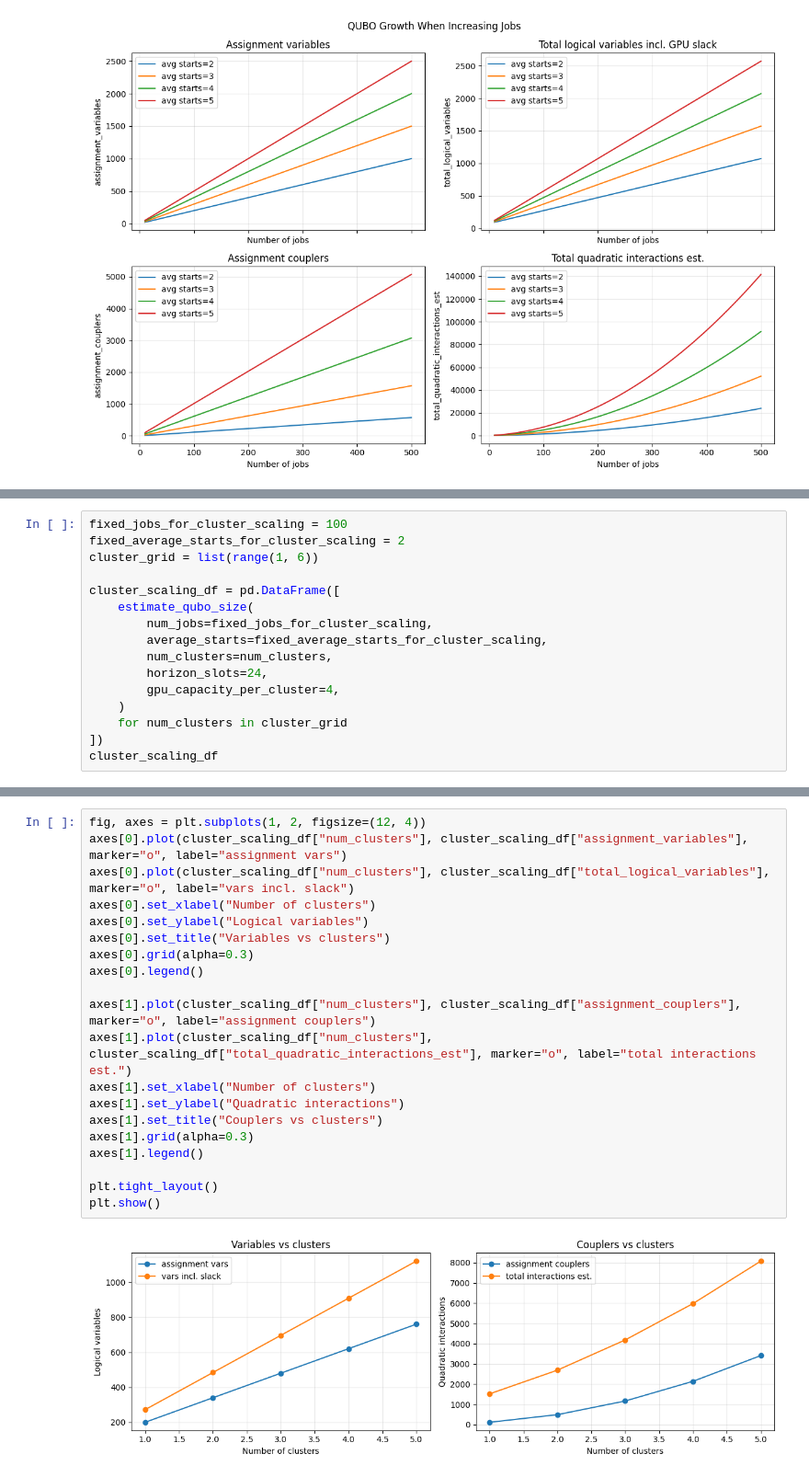
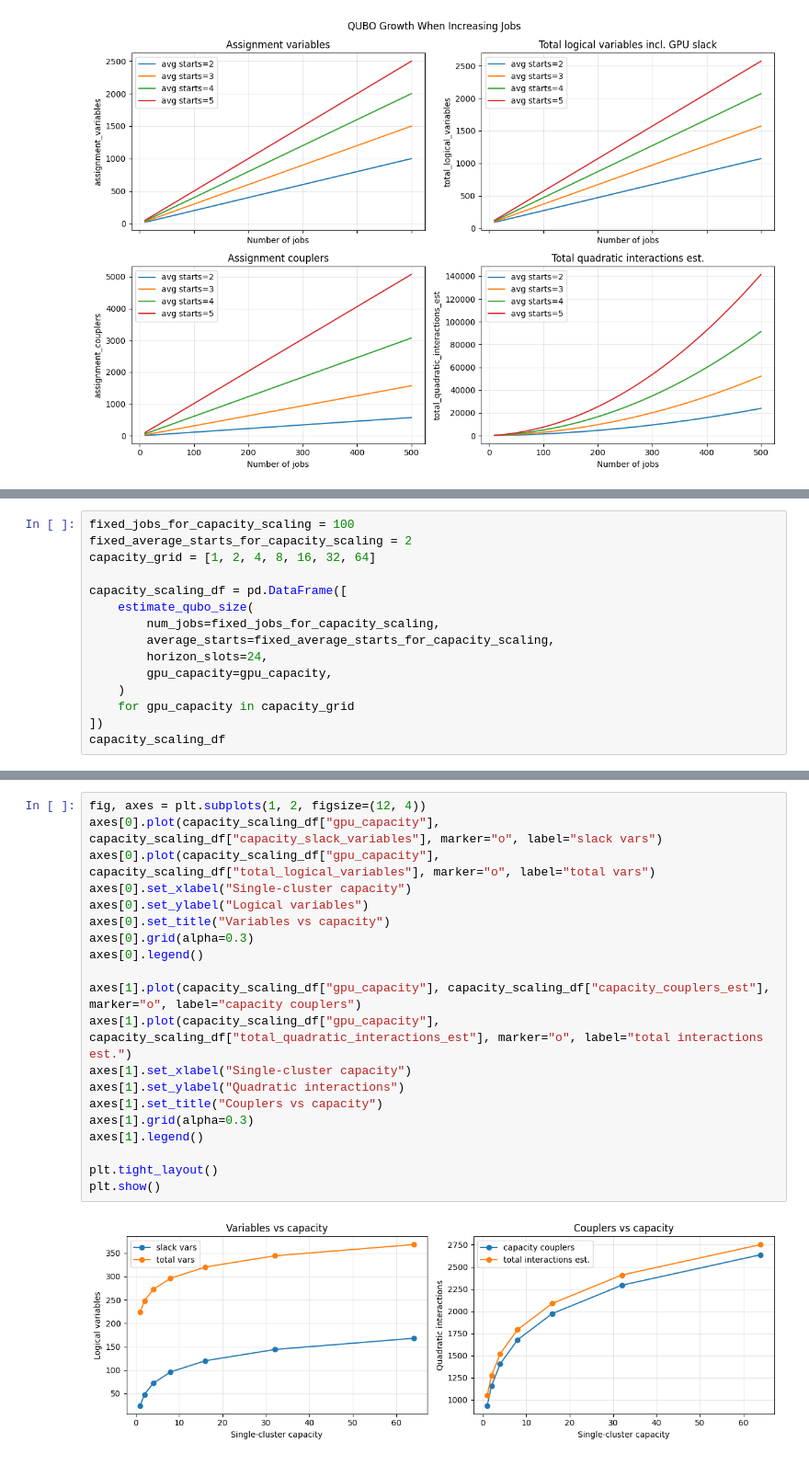
Before and after one commit to jparrado23/data_center_scheduling, a Jupyter notebook: notebooks/13_qubo_step_by_step_formulation.ipynb, the cells around one changed output, grey strips where cells are left out. Shown at 92% size. Cells and saved outputs as stored; diff of their text form.

```diff
--- a/notebooks/13_qubo_step_by_step_formulation.ipynb
+++ b/notebooks/13_qubo_step_by_step_formulation.ipynb
@@ -1822,17 +1788,16 @@ This is where QUBO growth becomes more interesting. More clusters increase assig
 # %%
-fixed_jobs_for_cluster_scaling = 100
-fixed_average_starts_for_cluster_scaling = 2
-cluster_grid = list(range(1, 6))
+fixed_jobs_for_capacity_scaling = 100
+fixed_average_starts_for_capacity_scaling = 2
+capacity_grid = [1, 2, 4, 8, 16, 32, 64]
 
-cluster_scaling_df = pd.DataFrame([
+capacity_scaling_df = pd.DataFrame([
     estimate_qubo_size(
-        num_jobs=fixed_jobs_for_cluster_scaling,
-        average_starts=fixed_average_starts_for_cluster_scaling,
-        num_clusters=num_clusters,
+        num_jobs=fixed_jobs_for_capacity_scaling,
+        average_starts=fixed_average_starts_for_capacity_scaling,
         horizon_slots=24,
-        gpu_capacity_per_cluster=4,
+        gpu_capacity=gpu_capacity,
     )
-    for num_clusters in cluster_grid
+    for gpu_capacity in capacity_grid
 ])
-cluster_scaling_df
+capacity_scaling_df
 # %% [output]
@@ -1845,25 +1812,25 @@ cluster_scaling_df
 # %%
 fig, axes = plt.subplots(1, 2, figsize=(12, 4))
-axes[0].plot(cluster_scaling_df["num_clusters"], cluster_scaling_df["assignment_variables"], marker="o", label="assignment vars")
-axes[0].plot(cluster_scaling_df["num_clusters"], cluster_scaling_df["total_logical_variables"], marker="o", label="vars incl. slack")
-axes[0].set_xlabel("Number of clusters")
+axes[0].plot(capacity_scaling_df["gpu_capacity"], capacity_scaling_df["capacity_slack_variables"], marker="o", label="slack vars")
+axes[0].plot(capacity_scaling_df["gpu_capacity"], capacity_scaling_df["total_logical_variables"], marker="o", label="total vars")
+axes[0].set_xlabel("Single-cluster capacity")
 axes[0].set_ylabel("Logical variables")
-axes[0].set_title("Variables vs clusters")
+axes[0].set_title("Variables vs capacity")
 axes[0].grid(alpha=0.3)
 axes[0].legend()
 
-axes[1].plot(cluster_scaling_df["num_clusters"], cluster_scaling_df["assignment_couplers"], marker="o", label="assignment couplers")
-axes[1].plot(cluster_scaling_df["num_clusters"], cluster_scaling_df["total_quadratic_interactions_est"], marker="o", label="total interactions est.")
-axes[1].set_xlabel("Number of clusters")
+axes[1].plot(capacity_scaling_df["gpu_capacity"], capacity_scaling_df["capacity_couplers_est"], marker="o", label="capacity couplers")
+axes[1].plot(capacity_scaling_df["gpu_capacity"], capacity_scaling_df["total_quadratic_interactions_est"], marker="o", label="total interactions est.")
+axes[1].set_xlabel("Single-cluster capacity")
 axes[1].set_ylabel("Quadratic interactions")
-axes[1].set_title("Couplers vs clusters")
+axes[1].set_title("Couplers vs capacity")
 axes[1].grid(alpha=0.3)
 axes[1].legend()
 
 plt.tight_layout()
 plt.show()
 # %% [output]
-[figure, old version]
+[figure, new version]
 # %% [markdown]
 ### 14.3 Number of Time Slots
 
```
Also changed, not shown: parts of 33 cells of this notebook, 52 other files.
